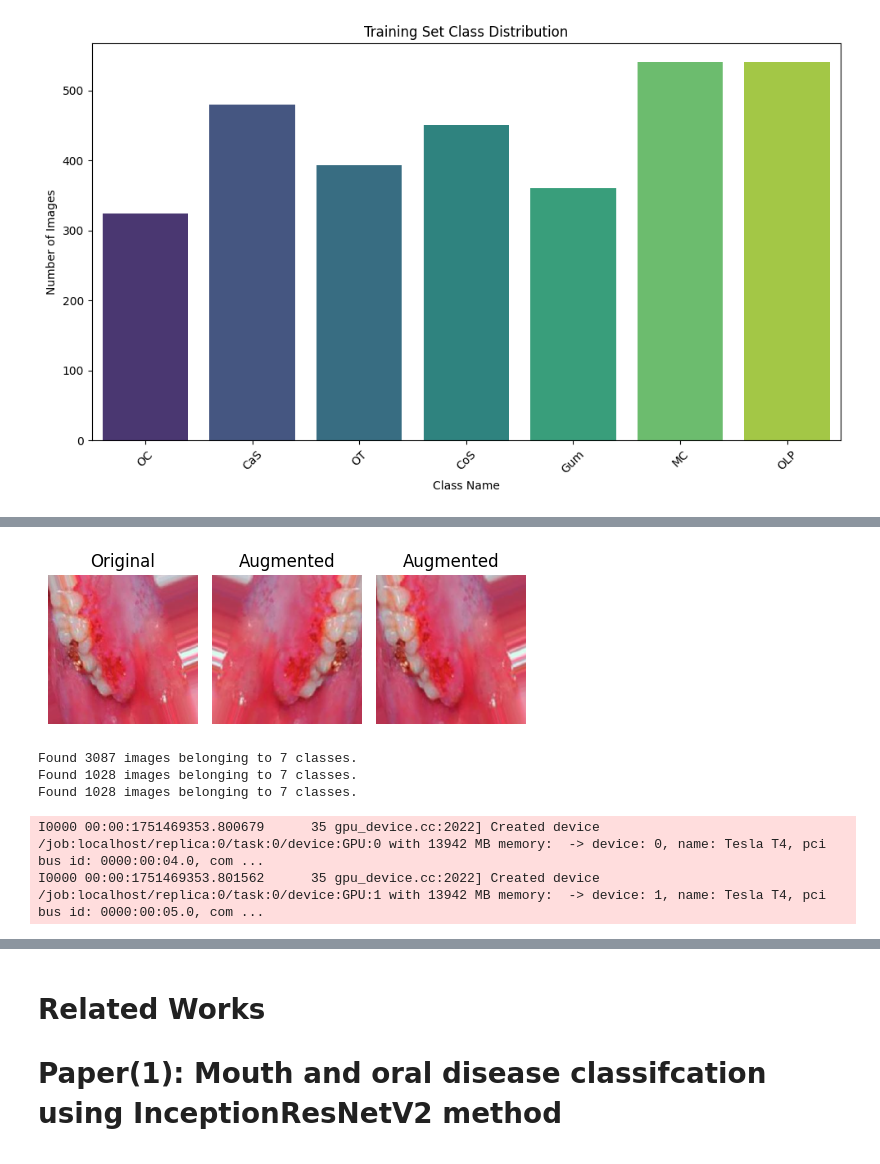
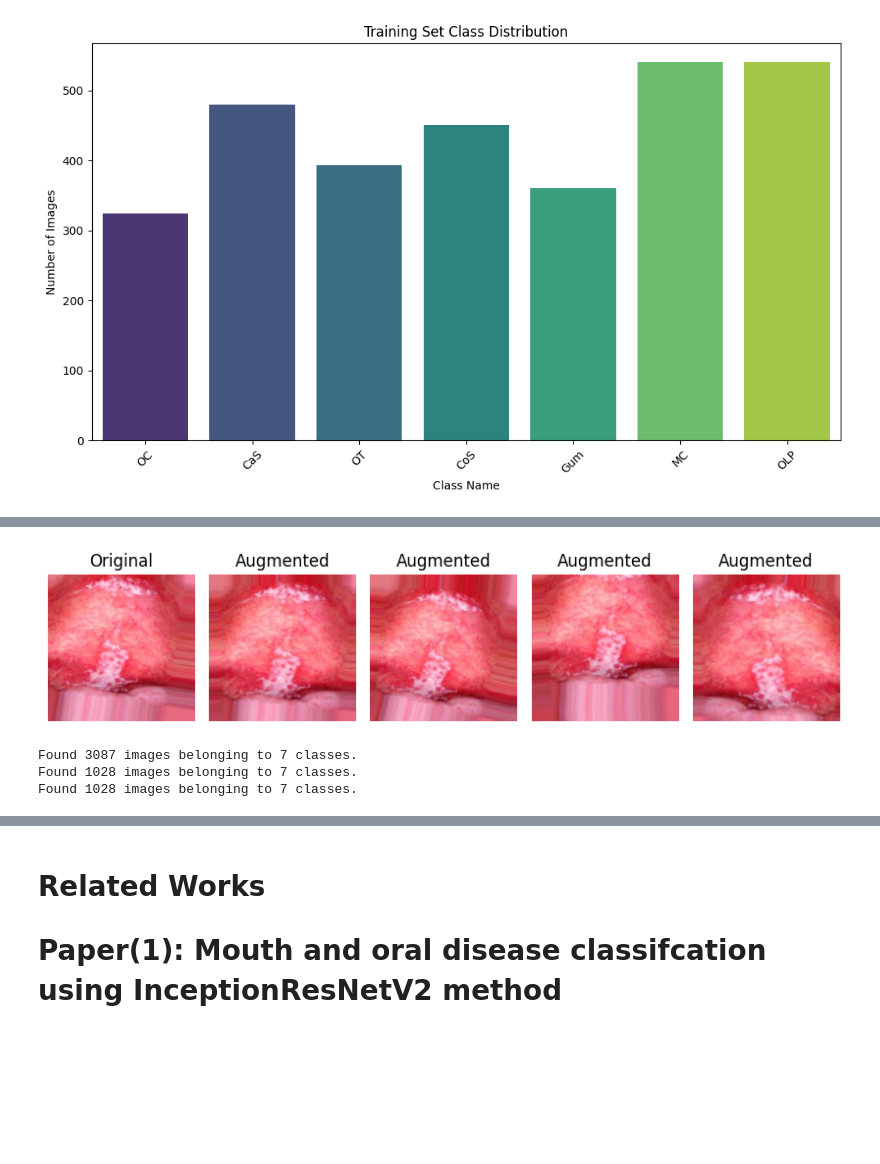
Before and after one commit to YasminaNasser/Oral-Diseases-Classification, a Jupyter notebook: cellula-proj1-teeth.ipynb, the cells around one changed output, grey strips where cells are left out. Drawn from its saved outputs; the diff is of its cells as text; code cells hidden in the pictures; blank space fills up the shorter version.

```diff
--- a/cellula-proj1-teeth.ipynb
+++ b/cellula-proj1-teeth.ipynb
@@ -61,42 +62,46 @@ plt.show()
 train_datagen= ImageDataGenerator(
     rescale=1./255,
     zoom_range=0.1,
-    horizontal_flip=True
+    rotation_range=15,
+    width_shift_range=0.1,
+    height_shift_range=0.1,
+    horizontal_flip=True,
+     fill_mode='nearest'
 )
 val_datagen = ImageDataGenerator(rescale=1./255)
 test_datagen = ImageDataGenerator(rescale=1./255)
 # %%
-sample_class = class_names[4]
+sample_class = class_names[2]
 sample_image_path = os.path.join(train_dir, sample_class, os.listdir(os.path.join(train_dir, sample_class))[0])
 
 # Load image and convert it to array
 img = load_img(sample_image_path, target_size=(224, 224))
 x = img_to_array(img)
 x = x.reshape((1,) + x.shape)  # Reshape to match input shape expected by flow()
 
 # Plot original image
 plt.figure(figsize=(10, 5))
 plt.subplot(1, 6, 1)
 plt.imshow(img)
 plt.title("Original")
 plt.axis('off')
 
 # Generate and plot 5 augmented images
 i = 2
 for batch in train_datagen.flow(x, batch_size=1):
     plt.subplot(1, 6, i)
     aug_img = array_to_img(batch[0])
     plt.imshow(aug_img)
     plt.title("Augmented")
     plt.axis('off')
     i += 1
-    if i > 3:
+    if i > 5:
         break
 
 plt.tight_layout()
 plt.show()
 # %% [output]
-[figure, old version]
+[figure, new version]
 # %%
 train_generator = train_datagen.flow_from_directory(
     train_dir, target_size=(224, 224), batch_size=32, class_mode='categorical')
@@ -111,37 +116,36 @@ Found 3087 images belonging to 7 classes.
 Found 1028 images belonging to 7 classes.
 Found 1028 images belonging to 7 classes.
 # %%
-model= tf.keras.Sequential([
-    layers.Conv2D(256, (3, 3), activation='relu', kernel_regularizer=regularizers.l2(0.0001), input_shape=(224, 224, 3)),
+model = tf.keras.Sequential([
+    layers.Conv2D(64, (3, 3), activation='relu', padding='same',
+                  kernel_regularizer=regularizers.l2(0.0001),
+                  input_shape=(224, 224, 3)),
     layers.BatchNormalization(),
     layers.MaxPooling2D((2, 2)),
 
-    layers.Conv2D(256, (3, 3), activation='relu'),
-    layers.MaxPooling2D((2, 2)),
+    layers.Conv2D(128, (3, 3), activation='relu', padding='same'),
     layers.BatchNormalization(),
-
-    layers.Conv2D(128, (3, 3), activation='relu'),
-    layers.MaxPooling2D((2, 2)),
-    layers.BatchNormalization(),
-
-    layers.Conv2D(128, (3, 3), activation='relu'),
-    layers.MaxPooling2D((2, 2)),
-    layers.BatchNormalization(),
-
-    layers.Conv2D(64, (3, 3), activation='relu'),
-    layers.MaxPooling2D((2, 2)),
-    layers.Conv2D(64, (3, 3), activation='relu'),
     layers.MaxPooling2D((2, 2)),
 
+    layers.Conv2D(128, (3, 3), activation='relu', padding='same'),
+    layers.BatchNormalization(),
+    layers.MaxPooling2D((2, 2)),
+    layers.Dropout(0.2),
+
+    layers.Conv2D(64, (3, 3), activation='relu', padding='same'),
+    layers.BatchNormalization(),
+    layers.MaxPooling2D((2, 2)),
+    layers.Dropout(0.2),
+
     layers.Flatten(),
-    layers.Dense(64, activation='relu'),
+    layers.Dense(128, activation='relu'),
     layers.Dropout(0.5),
-    layers.Dense(7, activation='softmax')
-])
-model.compile(optimizer='adam', loss='categorical_crossentropy' ,metrics=['accuracy'])
+    layers.Dense(7, activation='softmax')  ])
+
+
+model.compile(optimizer=Adam(learning_rate=0.0001),
+              loss='categorical_crossentropy',
+              metrics=['accuracy'])
-# %% [output]
-I0000 00:00:1751469353.800679      35 gpu_device.cc:2022] Created device /job:localhost/replica:0/task:0/device:GPU:0 with 13942 MB memory:  -> device: 0, name: Tesla T4, pci bus id: 0000:00:04.0, com ...
-I0000 00:00:1751469353.801562      35 gpu_device.cc:2022] Created device /job:localhost/replica:0/task:0/device:GPU:1 with 13942 MB memory:  -> device: 1, name: Tesla T4, pci bus id: 0000:00:05.0, com ...
 # %%
 model.summary()
 # %% [output]
```
Also changed, not shown: parts of 14 cells of this notebook.
